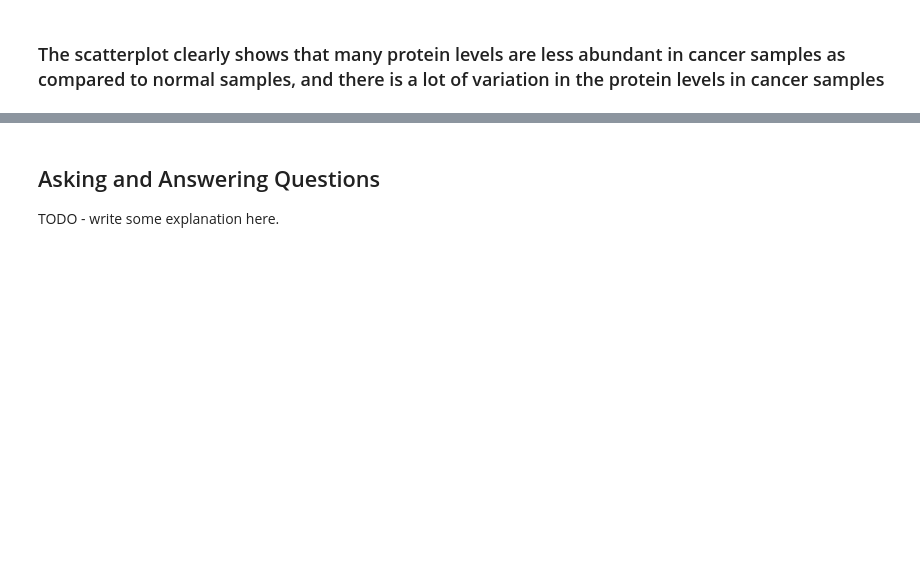
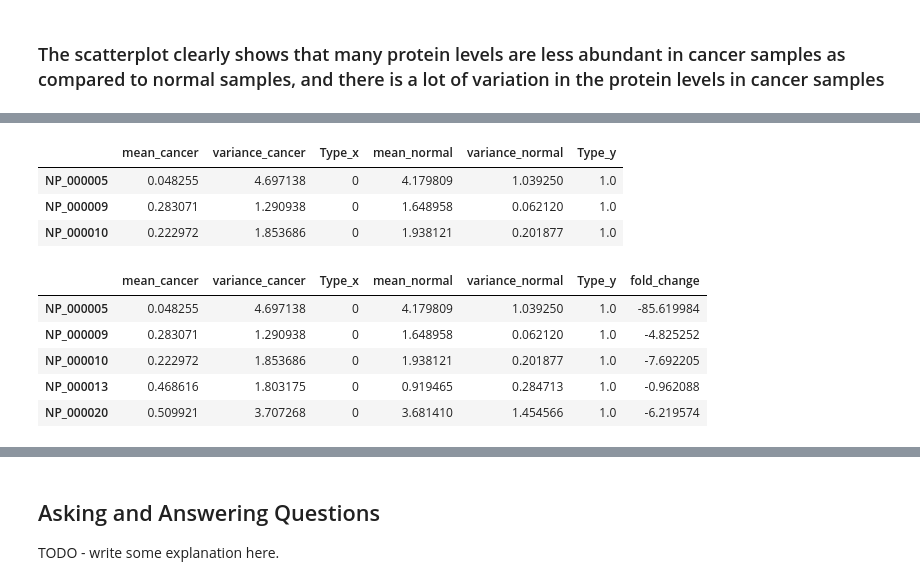
Before and after one commit to me-nobody/My-Projects, a Jupyter notebook: breast_cancer_proteomes_jovian_project-1.ipynb, the cells around one changed output, grey strips where cells are left out. Drawn from its saved outputs; the diff is of its cells as text; code cells hidden in the pictures; blank space fills up the shorter version.

```diff
--- a/breast_cancer_proteomes_jovian_project-1.ipynb
+++ b/breast_cancer_proteomes_jovian_project-1.ipynb
@@ -569,0 +610,7 @@ axs.legend(loc='upper right')
+# %%
+combined_dataset.head(n=3)
+# %% [output]
+|  | mean_cancer | variance_cancer | Type_x | mean_normal | variance_normal | Type_y |
+| NP_000005 | 0.048255 | 4.697138 | 0 | 4.179809 | 1.039250 | 1.0 |
+| NP_000009 | 0.283071 | 1.290938 | 0 | 1.648958 | 0.062120 | 1.0 |
+| NP_000010 | 0.222972 | 1.853686 | 0 | 1.938121 | 0.201877 | 1.0 |
@@ -569,0 +619,9 @@ axs.legend(loc='upper right')
+# %%
+combined_dataset.head()
+# %% [output]
+|  | mean_cancer | variance_cancer | Type_x | mean_normal | variance_normal | Type_y | fold_change |
+| NP_000005 | 0.048255 | 4.697138 | 0 | 4.179809 | 1.039250 | 1.0 | -85.619984 |
+| NP_000009 | 0.283071 | 1.290938 | 0 | 1.648958 | 0.062120 | 1.0 | -4.825252 |
+| NP_000010 | 0.222972 | 1.853686 | 0 | 1.938121 | 0.201877 | 1.0 | -7.692205 |
+| NP_000013 | 0.468616 | 1.803175 | 0 | 0.919465 | 0.284713 | 1.0 | -0.962088 |
+| NP_000020 | 0.509921 | 3.707268 | 0 | 3.681410 | 1.454566 | 1.0 | -6.219574 |
```
Also changed, not shown: parts of 19 cells of this notebook.
